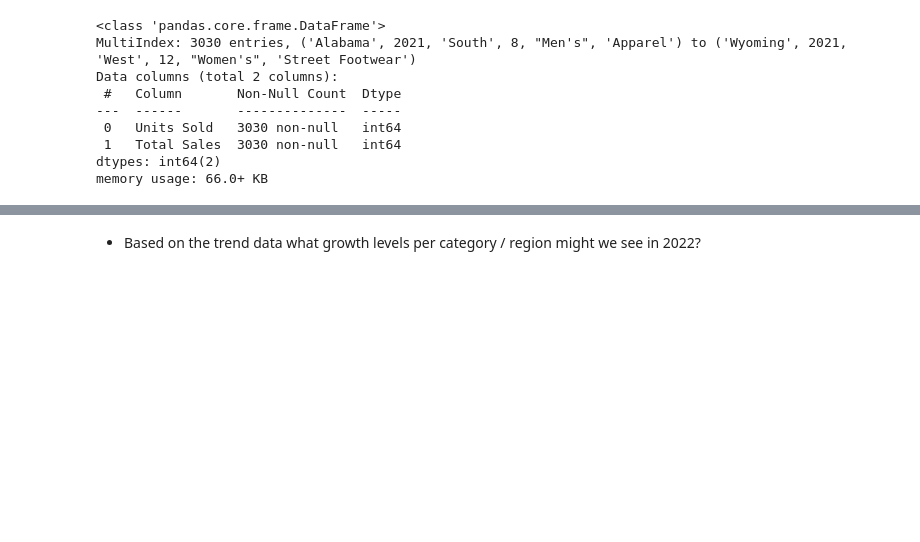
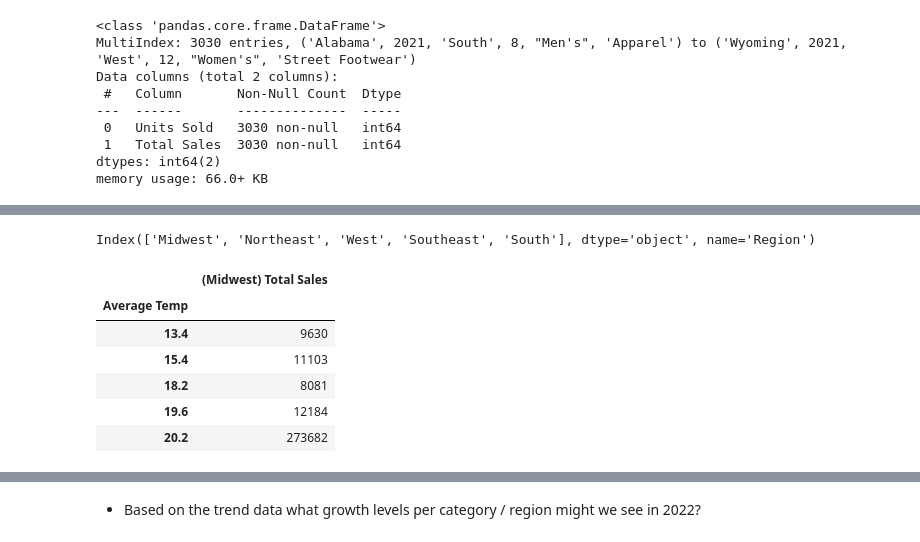
Before and after one commit to Krinnik/adidas_sales_temp_analysis, a Jupyter notebook: nik_workspace.ipynb, the cells around one changed output, grey strips where cells are left out. Cells and saved outputs as stored; diff of their text form; code cells hidden in the pictures; blank space fills up the shorter version.

```diff
--- a/nik_workspace.ipynb
+++ b/nik_workspace.ipynb
@@ -1279,0 +627,29 @@ plt.show()
+# %%
+#checking syntax for each Region name
+adidas_footwear_by_regions.index.unique()
+# %% [output]
+Index(['Midwest', 'Northeast', 'West', 'Southeast', 'South'], dtype='object', name='Region')
+# %%
+'''Creating DataFrames for each Region \n
+(Midwest, Northeast, West, Southeast, South)\n
+to plot and analyze Average Temp vs Total Sales for each Region'''
+
+#grab Average Temp and Total Sales for the Midwest
+adidas_footwear_mw = adidas_footwear_by_regions[['Average Temp', 'Total Sales']].loc['Midwest']
+adidas_footwear_mw = adidas_footwear_mw.reset_index()
+adidas_footwear_mw.drop(['Region'], axis=1, inplace=True)
+adidas_footwear_mw = adidas_footwear_mw.set_index('Average Temp')
+adidas_footwear_mw = adidas_footwear_mw.rename(
+    columns={
+        'Total Sales': '(Midwest) Total Sales'
+    }
+)
+adidas_footwear_mw.head()
+# %% [output]
+|  | (Midwest) Total Sales |
+| Average Temp |  |
+| 13.4 | 9630 |
+| 15.4 | 11103 |
+| 18.2 | 8081 |
+| 19.6 | 12184 |
+| 20.2 | 273682 |
```
Also changed, not shown: parts of 142 cells of this notebook.
